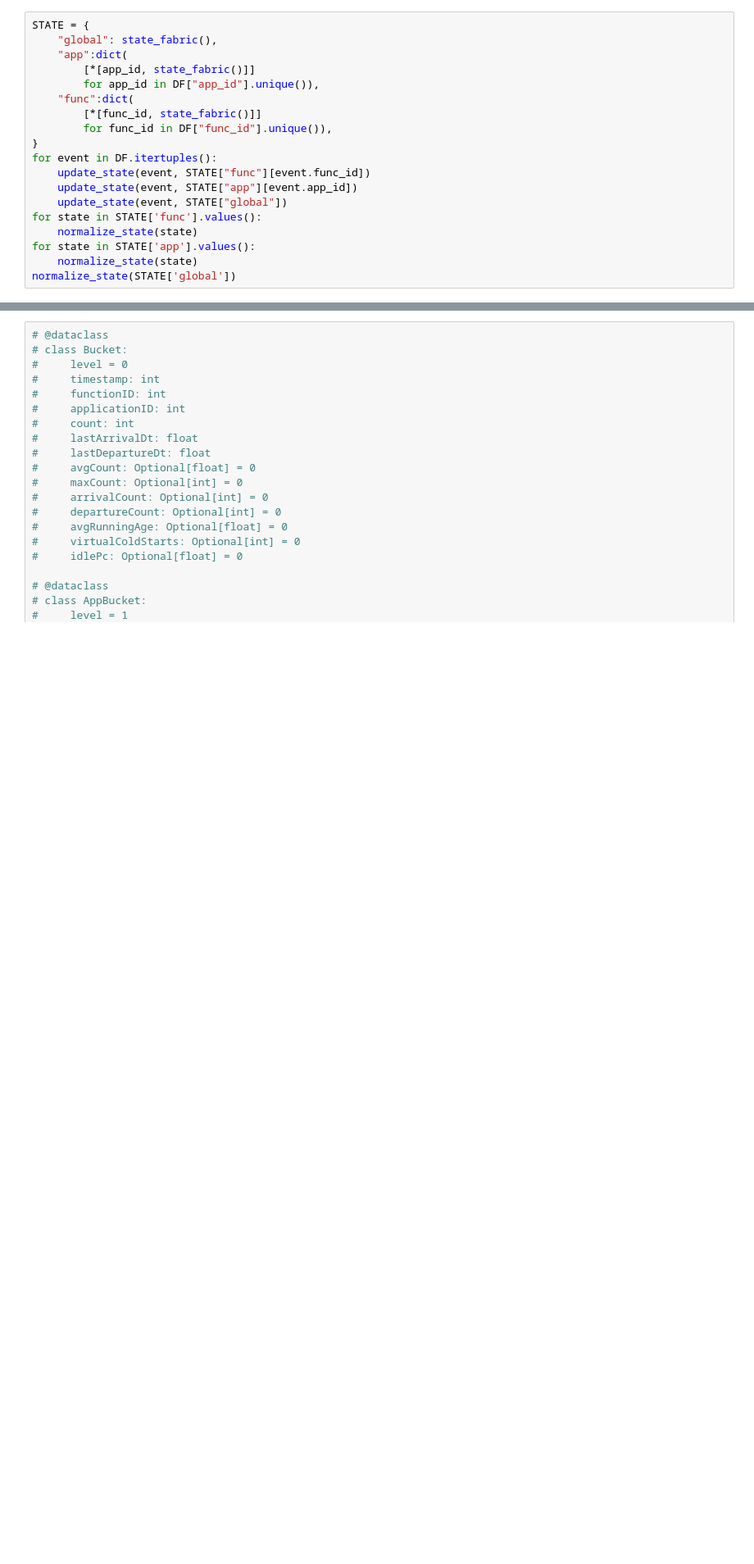
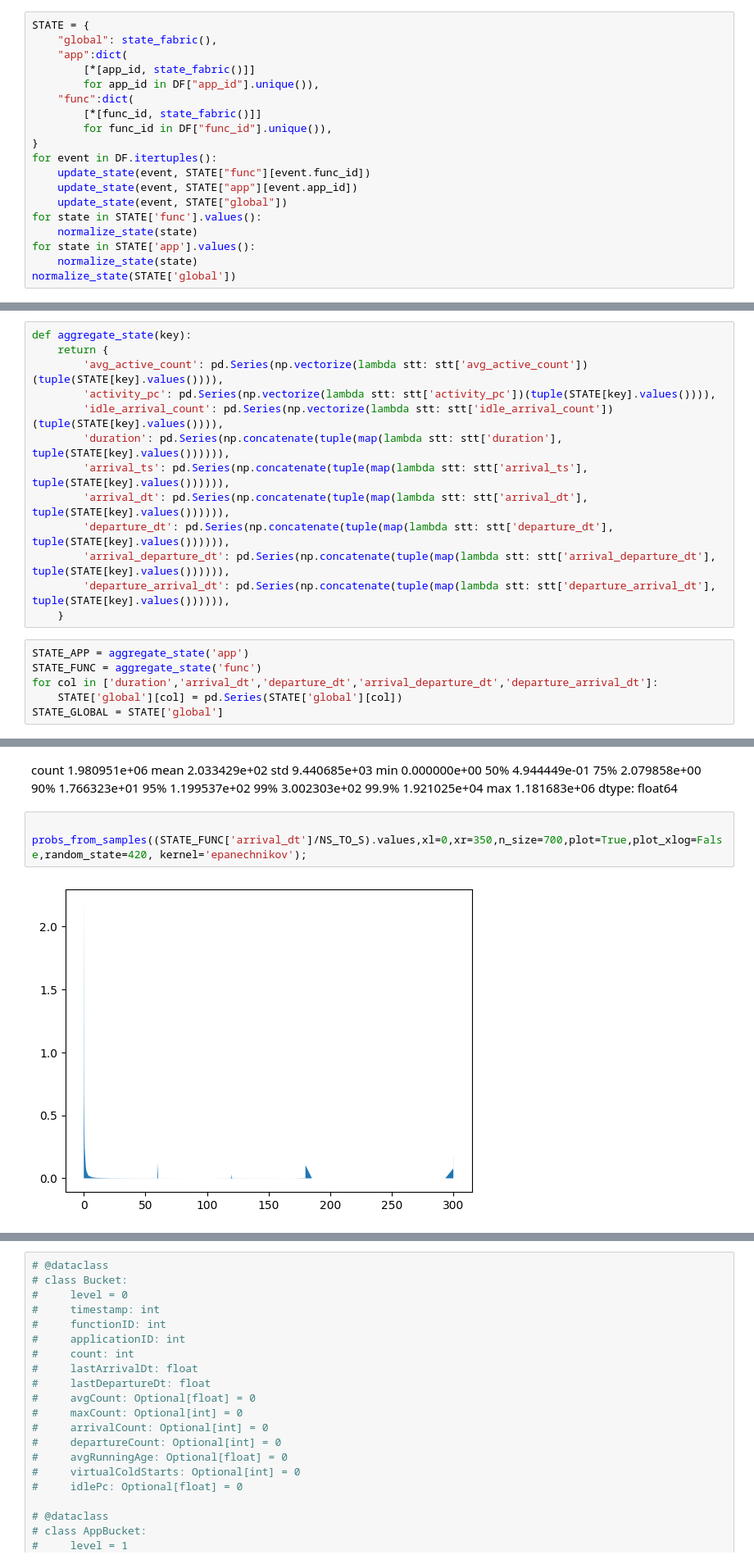
Before and after one commit to giovannioliveira/faasched-data, a Jupyter notebook: datasci/notebooks/DATASET_AUGMENT.ipynb, the cells around one changed output, grey strips where cells are left out. Shown: that part at 82% size. Cells and saved outputs as stored; diff of their text form; blank space fills up the shorter version.

```diff
--- a/datasci/notebooks/DATASET_AUGMENT.ipynb
+++ b/datasci/notebooks/DATASET_AUGMENT.ipynb
@@ -110,0 +108,19 @@ df_out = DF[DF['event_type'] == 0]
+# %%
+def aggregate_state(key):
+    return {
+        'avg_active_count': pd.Series(np.vectorize(lambda stt: stt['avg_active_count'])(tuple(STATE[key].values()))),
+        'activity_pc': pd.Series(np.vectorize(lambda stt: stt['activity_pc'])(tuple(STATE[key].values()))),
+        'idle_arrival_count': pd.Series(np.vectorize(lambda stt: stt['idle_arrival_count'])(tuple(STATE[key].values()))),
+        'duration': pd.Series(np.concatenate(tuple(map(lambda stt: stt['duration'], tuple(STATE[key].values()))))),
+        'arrival_ts': pd.Series(np.concatenate(tuple(map(lambda stt: stt['arrival_ts'], tuple(STATE[key].values()))))),
+        'arrival_dt': pd.Series(np.concatenate(tuple(map(lambda stt: stt['arrival_dt'], tuple(STATE[key].values()))))),
+        'departure_dt': pd.Series(np.concatenate(tuple(map(lambda stt: stt['departure_dt'], tuple(STATE[key].values()))))),
+        'arrival_departure_dt': pd.Series(np.concatenate(tuple(map(lambda stt: stt['arrival_departure_dt'], tuple(STATE[key].values()))))),
+        'departure_arrival_dt': pd.Series(np.concatenate(tuple(map(lambda stt: stt['departure_arrival_dt'], tuple(STATE[key].values()))))),
+    }
+# %%
+STATE_APP = aggregate_state('app')
+STATE_FUNC = aggregate_state('func')
+for col in ['duration','arrival_dt','departure_dt','arrival_departure_dt','departure_arrival_dt']:
+    STATE['global'][col] = pd.Series(STATE['global'][col])
+STATE_GLOBAL = STATE['global']
@@ -110,0 +213,17 @@ df_out = DF[DF['event_type'] == 0]
+# %% [markdown]
+count    1.980951e+06
+mean     2.033429e+02
+std      9.440685e+03
+min      0.000000e+00
+50%      4.944449e-01
+75%      2.079858e+00
+90%      1.766323e+01
+95%      1.199537e+02
+99%      3.002303e+02
+99.9%    1.921025e+04
+max      1.181683e+06
+dtype: float64
+# %%
+    probs_from_samples((STATE_FUNC['arrival_dt']/NS_TO_S).values,xl=0,xr=350,n_size=700,plot=True,plot_xlog=False,random_state=420, kernel='epanechnikov');
+# %% [output]
+[figure, added]
```
Also changed, not shown: parts of 27 cells of this notebook, 1 other file.
